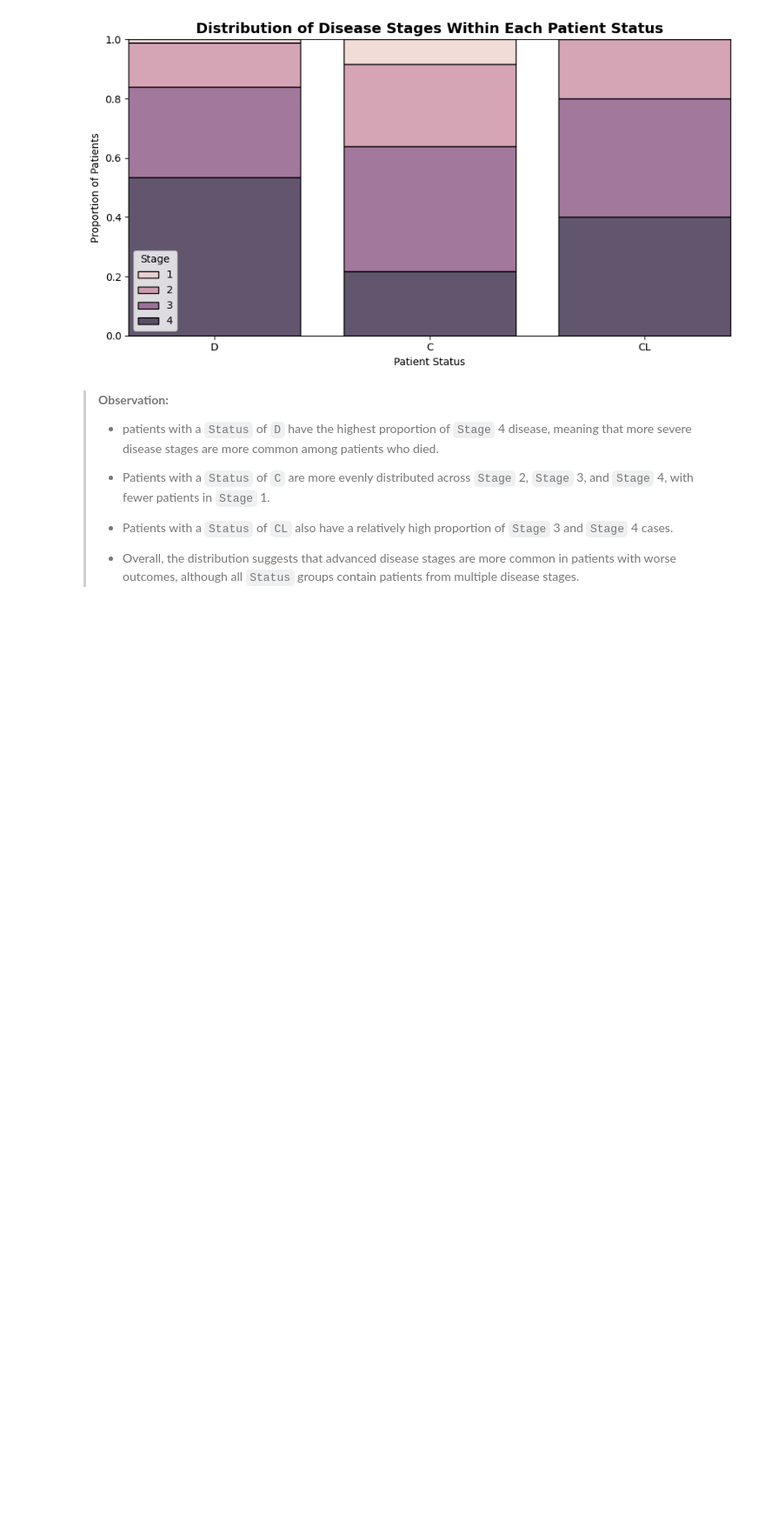
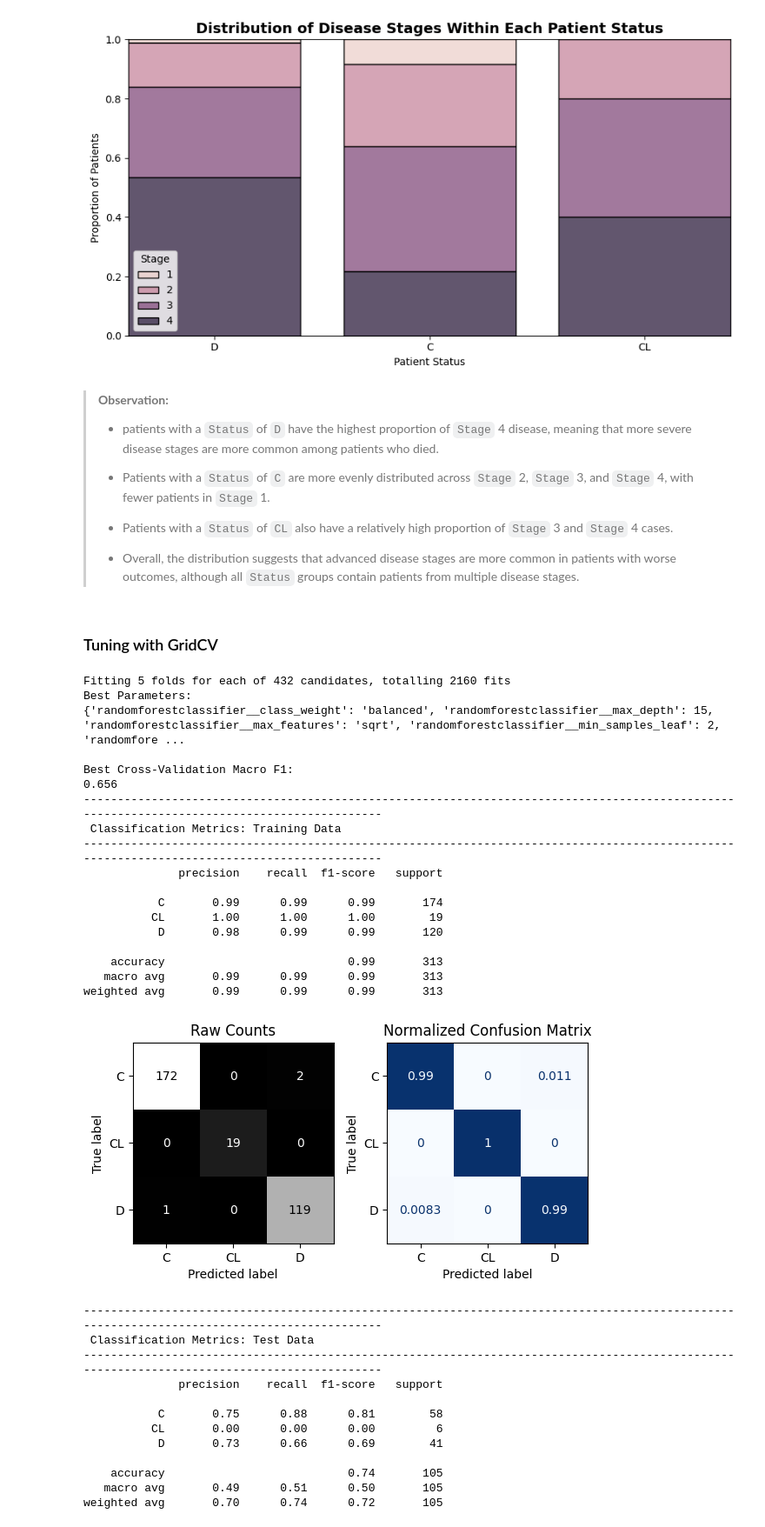
Before and after one commit to swirita/Cirrhosis-Prediction, a Jupyter notebook: Cirrhosis_Prediction.ipynb, the cells around one changed output. Shown at 87% size. Drawn from its saved outputs; the diff is of its cells as text; code cells hidden in the pictures; blank space fills up the shorter version.

Commit message:
Tuned RandomForest and added Observations.

```diff
--- a/Cirrhosis_Prediction.ipynb
+++ b/Cirrhosis_Prediction.ipynb
@@ -862,3 +862,75 @@ plt.show()
 >-  Patients with a `Status` of `CL` also have a relatively high proportion of `Stage` 3 and `Stage` 4 cases.
 >
 >- Overall, the distribution suggests that advanced disease stages are more common in patients with worse outcomes, although all `Status` groups contain patients from multiple disease stages.
+# %% [markdown]
+### Tuning with GridCV
+# %%
+# Define the hyperparameter grid
+param_grid = {
+    'randomforestclassifier__n_estimators': [100, 200, 300],
+    'randomforestclassifier__max_depth': [5, 10, 15, None],
+    'randomforestclassifier__min_samples_split': [2, 5, 10],
+    'randomforestclassifier__min_samples_leaf': [1, 2, 4],
+    'randomforestclassifier__max_features': ['sqrt', 'log2'],
+    'randomforestclassifier__class_weight': [None, 'balanced']
+}
+# Create GridSearchCV
+rf_grid = GridSearchCV(
+    estimator=rf_pipe,
+    param_grid=param_grid,
+    scoring='f1_macro',
+    cv=5,
+    n_jobs=-1,
+    verbose=1
+)
+# Tune the model using only the training data
+rf_grid.fit(X_train, y_train)
+# Display the best results
+print("Best Parameters:")
+print(rf_grid.best_params_)
+
+print("\nBest Cross-Validation Macro F1:")
+print(round(rf_grid.best_score_, 3))
+
+# Save the best tuned pipeline
+best_rf = rf_grid.best_estimator_
+# Evaluate the tuned model
+evaluate_classification(
+    best_rf,
+    X_train,
+    y_train,
+    X_test,
+    y_test
+)
+# %% [output]
+Fitting 5 folds for each of 432 candidates, totalling 2160 fits
+Best Parameters:
+{'randomforestclassifier__class_weight': 'balanced', 'randomforestclassifier__max_depth': 15, 'randomforestclassifier__max_features': 'sqrt', 'randomforestclassifier__min_samples_leaf': 2, 'randomfore ...
+
+Best Cross-Validation Macro F1:
+0.656
+--------------------------------------------------------------------------------------------------------------------------------------------
+ Classification Metrics: Training Data
+--------------------------------------------------------------------------------------------------------------------------------------------
+              precision    recall  f1-score   support
+
+           C       0.99      0.99      0.99       174
+          CL       1.00      1.00      1.00        19
+           D       0.98      0.99      0.99       120
+
+    accuracy                           0.99       313
+   macro avg       0.99      0.99      0.99       313
+weighted avg       0.99      0.99      0.99       313
+[figure, added]
+--------------------------------------------------------------------------------------------------------------------------------------------
+ Classification Metrics: Test Data
+--------------------------------------------------------------------------------------------------------------------------------------------
+              precision    recall  f1-score   support
+
+           C       0.75      0.88      0.81        58
+          CL       0.00      0.00      0.00         6
+           D       0.73      0.66      0.69        41
+
+    accuracy                           0.74       105
+   macro avg       0.49      0.51      0.50       105
+weighted avg       0.70      0.74      0.72       105
```
Also changed, not shown: parts of 2 cells of this notebook.
